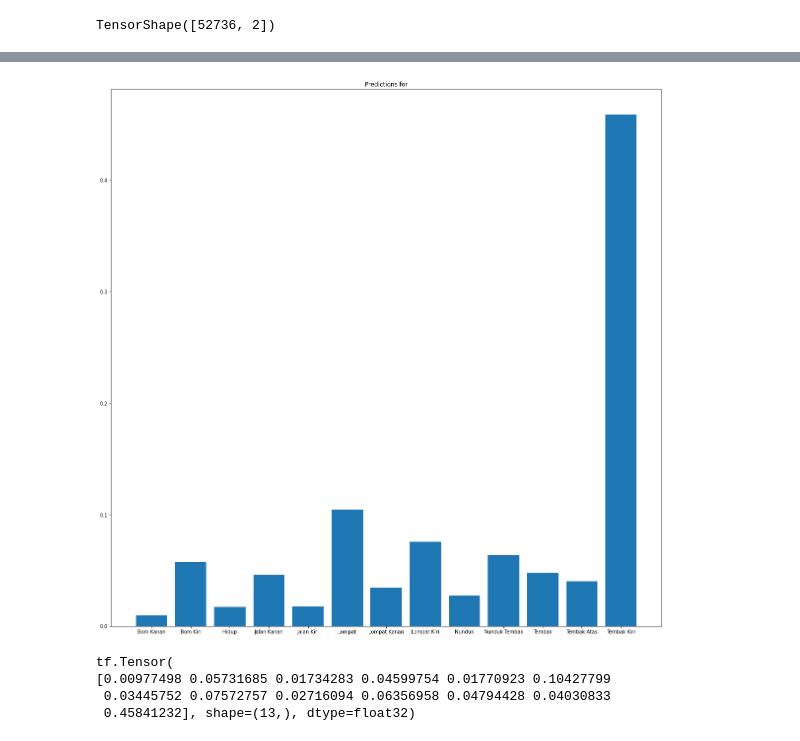
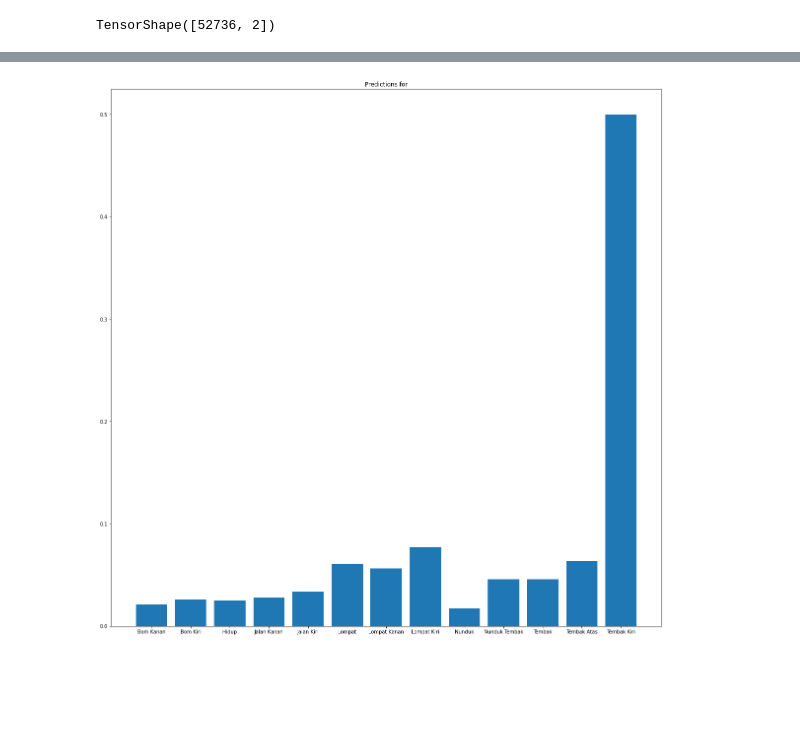
Before and after one commit to MarchelGunawan/Speech_Recognition, a Jupyter notebook: FinalTerm/final.ipynb, the cells around one changed output, grey strips where cells are left out. Saved outputs shown, nothing was run; the diff lists cells and outputs as text; code cells hidden in the pictures; blank space fills up the shorter version.

```diff
--- a/FinalTerm/final.ipynb
+++ b/FinalTerm/final.ipynb
@@ -333,0 +384,11 @@ plt.show()
+# %%
+sound = AudioSegment.from_wav("Testing file/output.wav")
+# %%
+chunks = split_on_silence (
+    # Use the loaded audio.
+    sound,
+    min_silence_len = 200,
+    silence_thresh = -30,
+    keep_silence = 100,
+)
+chunks
@@ -333,0 +431,3 @@ plt.show()
+# %%
+wavfiles  = glob.glob("./data/mini_speech_commands/z/*.wav")
+print(wavfiles)
@@ -333,0 +436,28 @@ plt.show()
+# %%
+if itteration == 0:
+    sample_file = data_dir/'z/chunk0.wav'
+    sample_ds = preprocess_dataset([str(sample_file)])
+    plt.figure(figsize=(20,20))
+    for spectrogram, label in sample_ds.batch(1):
+        prediction = model(spectrogram)
+        plt.bar(commands, tf.nn.softmax(prediction[0]))
+        plt.title('Predictions')
+        plt.show()
+else:
+    wavs = [AudioSegment.from_wav(wav) for wav in wavfiles]
+    combined = wavs[0]
+
+    # Appending all the audio file
+    for wav in wavs[1:]:
+        combined = combined.append(wav)
+
+    # Export Merged Audio File
+    combined.export("./data/mini_speech_commands/z/Mergedaudio.wav", format="wav")
+    sample_file = data_dir/'z/Mergedaudio.wav'
+    sample_ds = preprocess_dataset([str(sample_file)])
+    plt.figure(figsize=(20,20))
+    for spectrogram, label in sample_ds.batch(1):
+        prediction = model(spectrogram)
+        plt.bar(commands, tf.nn.softmax(prediction[0]))
+        plt.title('Predictions')
+        plt.show()
@@ -334,19 +474,14 @@ plt.show()
 # %%
-sample_file = data_dir/'z/Tembak Kiri.wav'
+sample_file = data_dir/'z/output.wav'
 
 sample_ds = preprocess_dataset([str(sample_file)])
 plt.figure(figsize=(20,20))
 for spectrogram, label in sample_ds.batch(1):
   prediction = model(spectrogram)
   plt.bar(commands, tf.nn.softmax(prediction[0]))
   plt.title('Predictions for')
   plt.show()
 # %% [output]
-[figure, old version]
+[figure, new version]
 # %%
-print(max(tf.nn.softmax(prediction)))
+# print(max(tf.nn.softmax(prediction)))
-# %% [output]
-tf.Tensor(
-[0.00977498 0.05731685 0.01734283 0.04599754 0.01770923 0.10427799
- 0.03445752 0.07572757 0.02716094 0.06356958 0.04794428 0.04030833
- 0.45841232], shape=(13,), dtype=float32)
```
Also changed, not shown: parts of 22 cells of this notebook.
